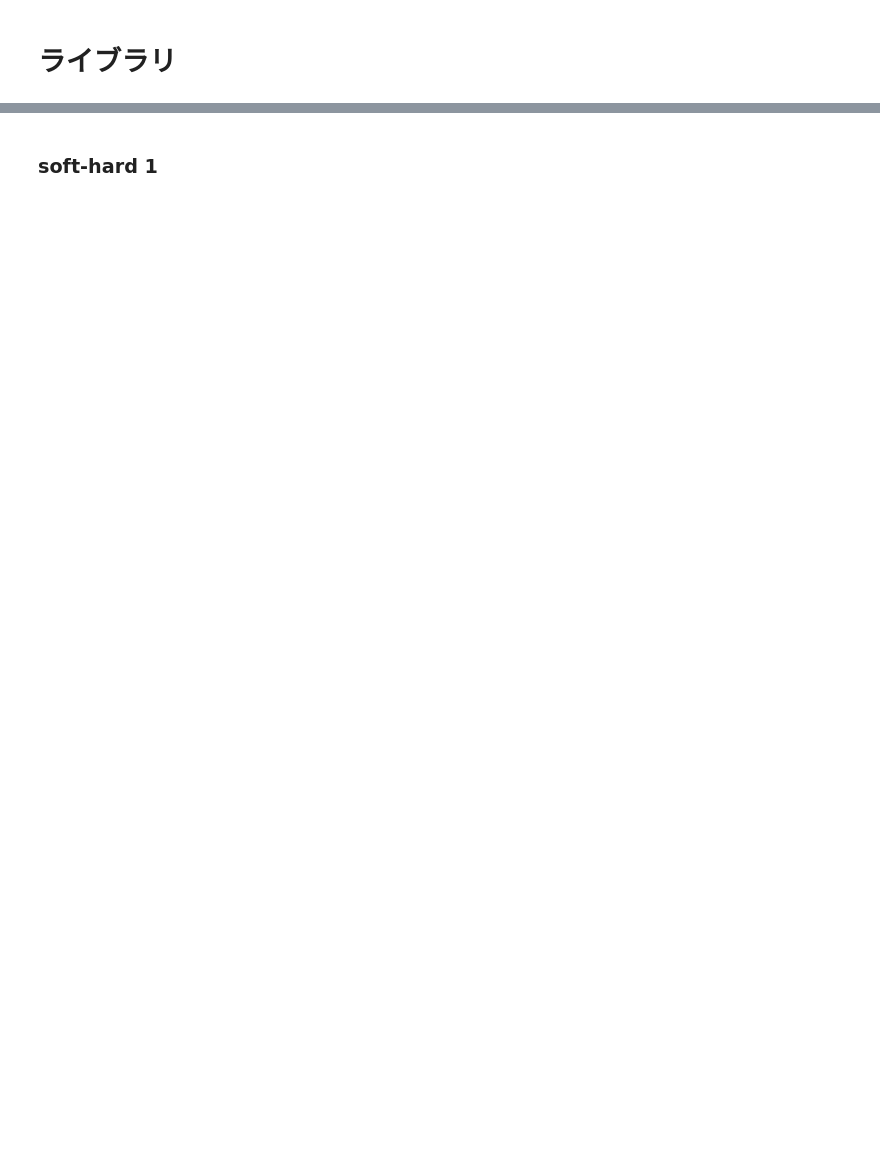
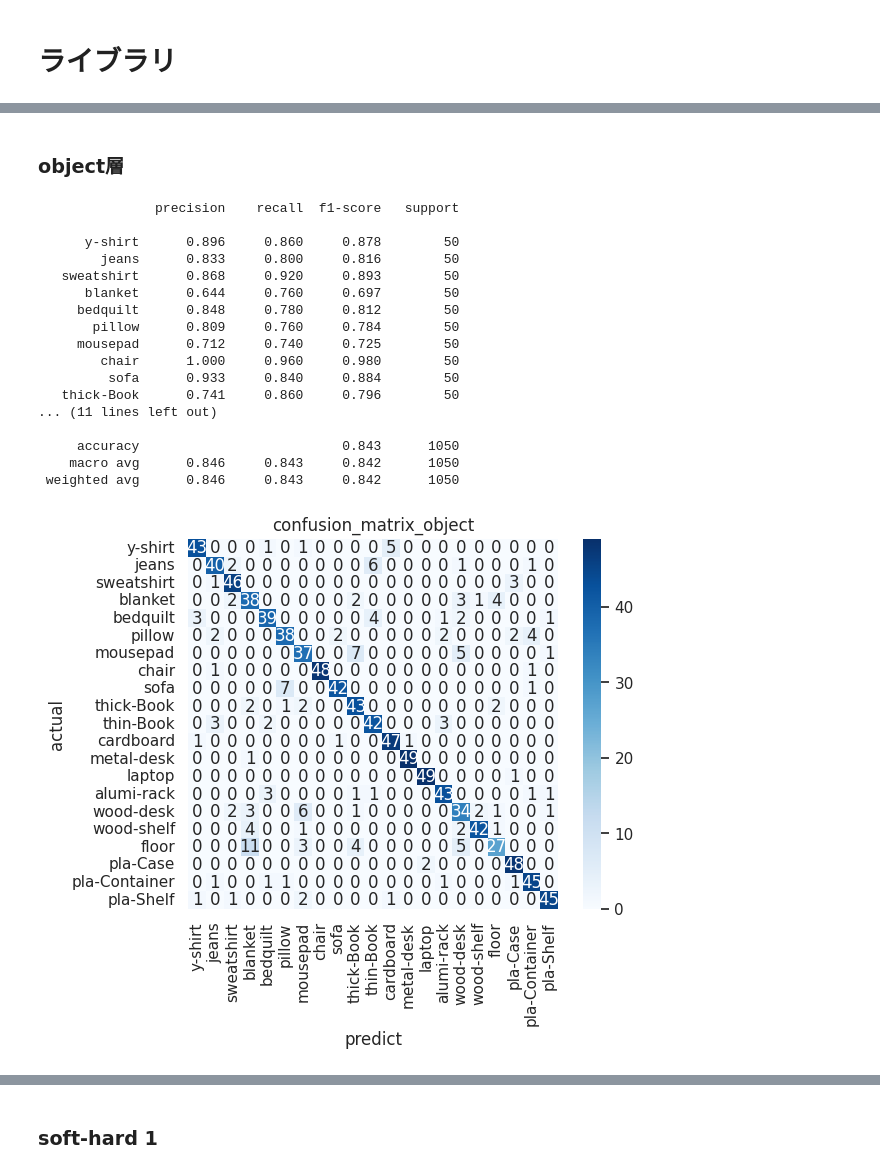
Before and after one commit to nish247/CNN_contact-obj, a Jupyter notebook: main.ipynb, the cells around one changed output, grey strips where cells are left out. Cells and saved outputs as stored; diff of their text form; code cells hidden in the pictures; blank space fills up the shorter version.

```diff
--- a/main.ipynb
+++ b/main.ipynb
@@ -1587,0 +449,31 @@ Error:
+# %%
+def Eval_svm(subject,trainDataset,labelDataset,target,save):
+    #機械学習アルゴリズムの選択
+    model = svm.SVC(kernel="linear",C =0.01,random_state = 0)
+
+    #10分割交差検証
+    folds = 10 #分割数
+    stratifiedkfold = StratifiedKFold(n_splits=folds, shuffle=True, random_state=0) #10分割交差検証のパラメータ定義
+
+    pred = cross_val_predict(model, trainDataset,labelDataset, cv=stratifiedkfold)
+
+    #classification_reportの作成
+    report = classification_report(labelDataset, pred,digits=3,target_names=target)
+    print(report)
+
+    #混同行列の作成
+    cm = confusion_matrix(y_true=labelDataset,y_pred=pred)
+    p = sns.heatmap(cm, square=True, cbar=True, annot=True,cmap='Blues',fmt="d",
+                    label=target,
+                    xticklabels=target,
+                    yticklabels=target)
+    title = "confusion_matrix_"+subject
+    plt.title(title)
+    plt.xlabel('predict')
+    plt.ylabel('actual')
+
+    #保存設定
+    if save == True:
+        plt.savefig('data/output_data/'+title+'.pdf', bbox_inches='tight')
+        with open('data/output_data/eval_report_'+subject+'.pdf','w') as f:
+            print(report)
@@ -1587,0 +511,29 @@ Error:
+# %% [markdown]
+### object層
+# %%
+Eval_svm(
+    "object",
+    Dataset_mfcc.iloc[:,1:num_feature],
+    Dataset_mfcc.obj,
+    objLabel,
+    False
+    )
+# %% [output]
+               precision    recall  f1-score   support
+
+      y-shirt      0.896     0.860     0.878        50
+        jeans      0.833     0.800     0.816        50
+   sweatshirt      0.868     0.920     0.893        50
+      blanket      0.644     0.760     0.697        50
+     bedquilt      0.848     0.780     0.812        50
+       pillow      0.809     0.760     0.784        50
+     mousepad      0.712     0.740     0.725        50
+        chair      1.000     0.960     0.980        50
+         sofa      0.933     0.840     0.884        50
+   thick-Book      0.741     0.860     0.796        50
+... (11 lines left out)
+
+     accuracy                          0.843      1050
+    macro avg      0.846     0.843     0.842      1050
+ weighted avg      0.846     0.843     0.842      1050
+[figure, added]
```
Also changed, not shown: parts of 144 cells of this notebook, 4 other files.
